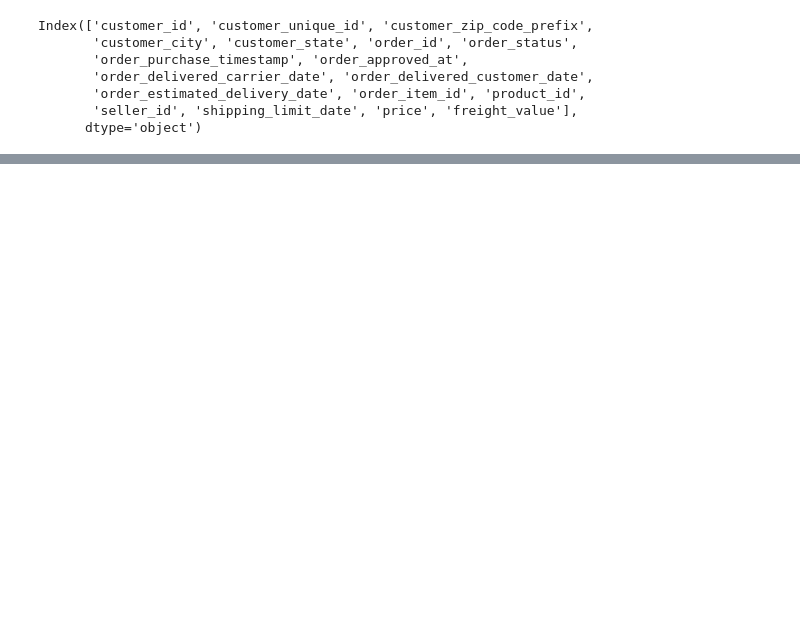
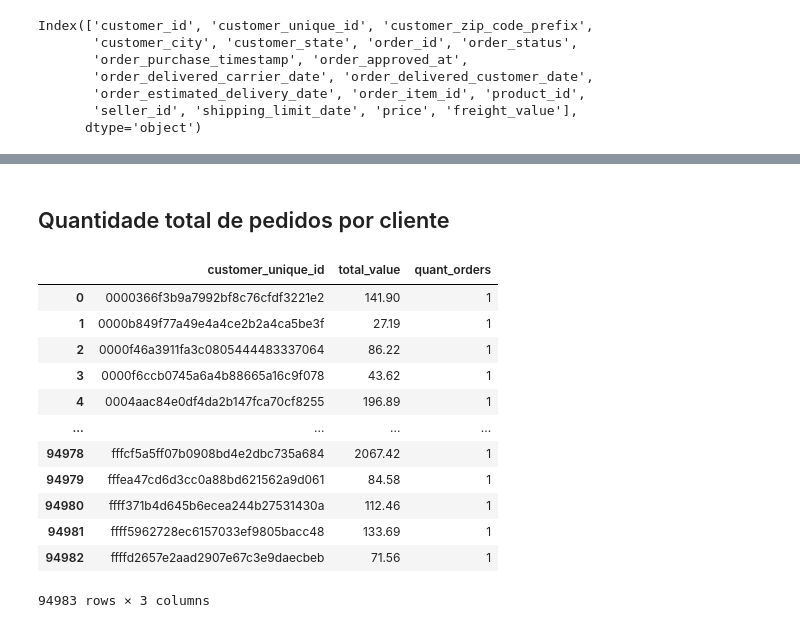
Before and after one commit to jessicannunes/Classificacao_clientes_marketplace_Olist, a Jupyter notebook: notebooks/processamento.ipynb, the cells around one changed output, grey strips where cells are left out. Saved outputs shown, nothing was run; the diff lists cells and outputs as text; code cells hidden in the pictures; blank space fills up the shorter version.

```diff
--- a/notebooks/processamento.ipynb
+++ b/notebooks/processamento.ipynb
@@ -61,0 +117,2 @@ Index(['customer_id', 'customer_unique_id', 'customer_zip_code_prefix',
+# %% [markdown]
+## Quantidade total de pedidos por cliente
@@ -61,0 +122,28 @@ Index(['customer_id', 'customer_unique_id', 'customer_zip_code_prefix',
+# %%
+#agrupando os itens por cliente e resetando o index
+quant_orders_by_cust = customers_orders.groupby(by='customer_unique_id').count()['order_id']
+quant_orders_by_cust = quant_orders_by_cust.reset_index(level=0)
+# %%
+values_by_customer = values_by_customer.reset_index(level=0)
+# %%
+# junção das informações
+customers_info = values_by_customer.merge(quant_orders_by_cust, how='inner', on='customer_unique_id')
+# %%
+customers_info = customers_info.drop(columns=['price','freight_value'])
+customers_info = customers_info.rename(columns={'order_id':'quant_orders'})
+# %%
+customers_info
+# %% [output]
+|  | customer_unique_id | total_value | quant_orders |
+| 0 | 0000366f3b9a7992bf8c76cfdf3221e2 | 141.90 | 1 |
+| 1 | 0000b849f77a49e4a4ce2b2a4ca5be3f | 27.19 | 1 |
+| 2 | 0000f46a3911fa3c0805444483337064 | 86.22 | 1 |
+| 3 | 0000f6ccb0745a6a4b88665a16c9f078 | 43.62 | 1 |
+| 4 | 0004aac84e0df4da2b147fca70cf8255 | 196.89 | 1 |
+| ... | ... | ... | ... |
+| 94978 | fffcf5a5ff07b0908bd4e2dbc735a684 | 2067.42 | 1 |
+| 94979 | fffea47cd6d3cc0a88bd621562a9d061 | 84.58 | 1 |
+| 94980 | ffff371b4d645b6ecea244b27531430a | 112.46 | 1 |
+| 94981 | ffff5962728ec6157033ef9805bacc48 | 133.69 | 1 |
+| 94982 | ffffd2657e2aad2907e67c3e9daecbeb | 71.56 | 1 |
+94983 rows × 3 columns
```
Also changed, not shown: parts of 13 cells of this notebook.
